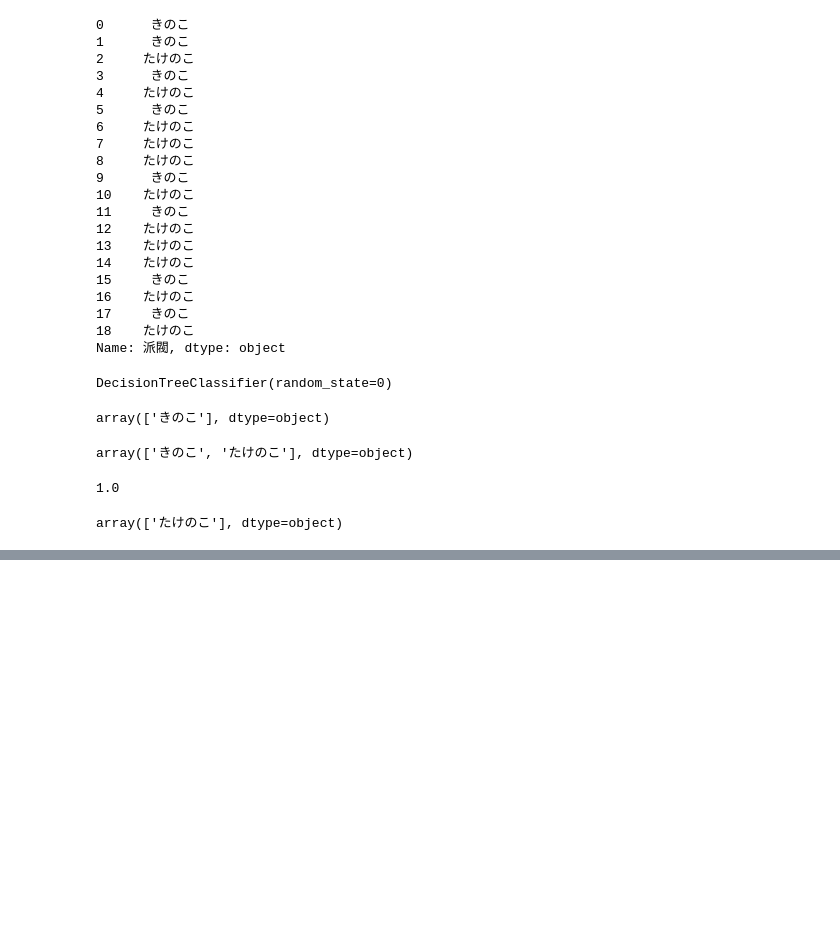
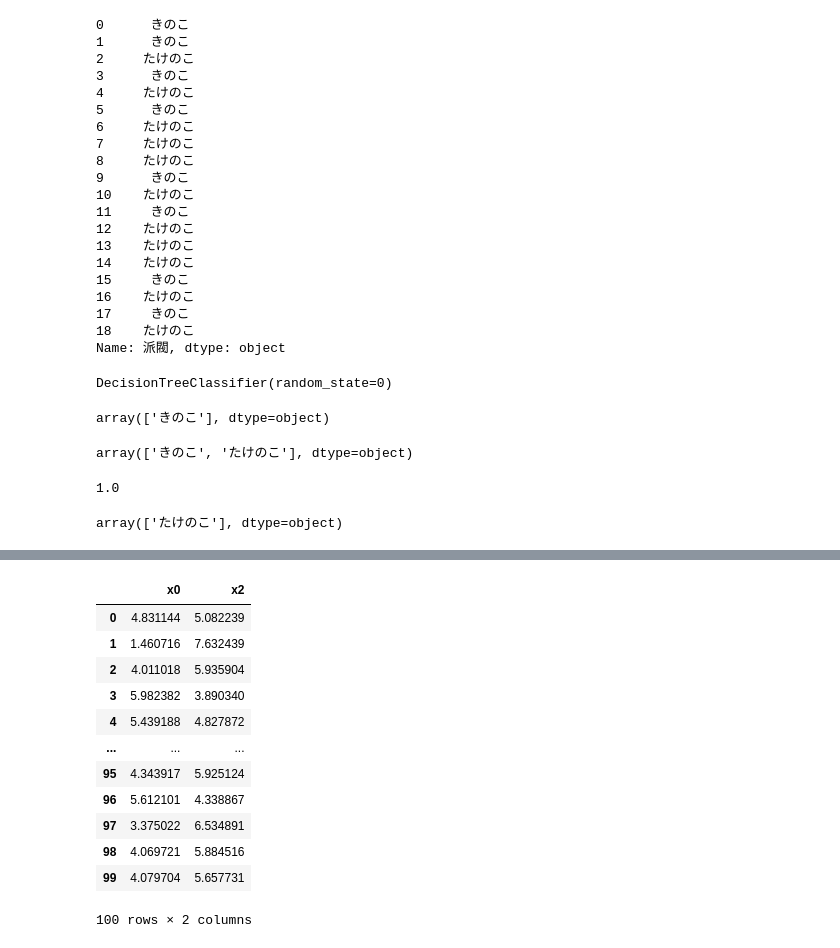
Before and after one commit to yamaguchinorimitsu/ajax_app, a Jupyter notebook: スッキリ機械学習４章.ipynb, the cells around one changed output, grey strips where cells are left out. Cells and saved outputs as stored; diff of their text form; code cells hidden in the pictures; blank space fills up the shorter version.

```diff
--- a/スッキリ機械学習４章.ipynb
+++ b/スッキリ機械学習４章.ipynb
@@ -175,0 +233,18 @@ array(['たけのこ'], dtype=object)
+# %%
+col = ['x0','x2']
+
+df2[col]
+# %% [output]
+|  | x0 | x2 |
+| 0 | 4.831144 | 5.082239 |
+| 1 | 1.460716 | 7.632439 |
+| 2 | 4.011018 | 5.935904 |
+| 3 | 5.982382 | 3.890340 |
+| 4 | 5.439188 | 4.827872 |
+| ... | ... | ... |
+| 95 | 4.343917 | 5.925124 |
+| 96 | 5.612101 | 4.338867 |
+| 97 | 3.375022 | 6.534891 |
+| 98 | 4.069721 | 5.884516 |
+| 99 | 4.079704 | 5.657731 |
+100 rows × 2 columns
```
Also changed, not shown: parts of 5 cells of this notebook.
